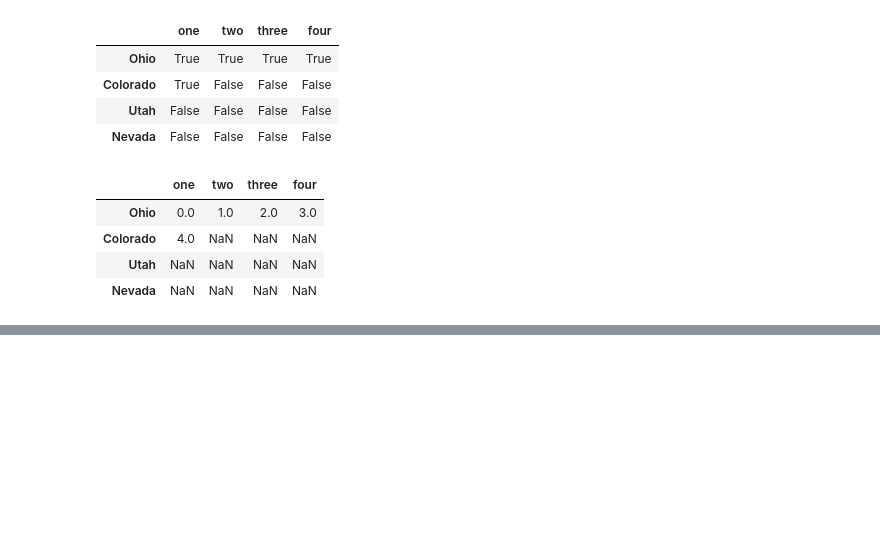
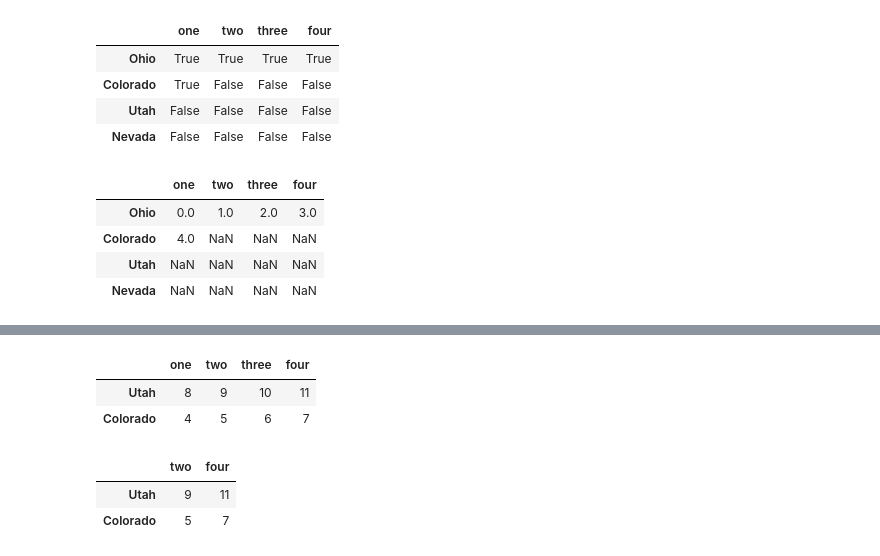
Before and after one commit to Mountain-Biker/pydata-book-practice, a Jupyter notebook: chapter5.ipynb, the cells around one changed output, grey strips where cells are left out. Saved outputs shown, nothing was run; the diff lists cells and outputs as text; code cells hidden in the pictures; blank space fills up the shorter version.

```diff
--- a/chapter5.ipynb
+++ b/chapter5.ipynb
@@ -661,0 +693,12 @@ data[data < 5]
+# %%
+data.iloc[[2, 1]]
+# %% [output]
+|  | one | two | three | four |
+| Utah | 8 | 9 | 10 | 11 |
+| Colorado | 4 | 5 | 6 | 7 |
+# %%
+data.iloc[[2, 1], [1, 3]]
+# %% [output]
+|  | two | four |
+| Utah | 9 | 11 |
+| Colorado | 5 | 7 |
```
Also changed, not shown: parts of 13 cells of this notebook.
